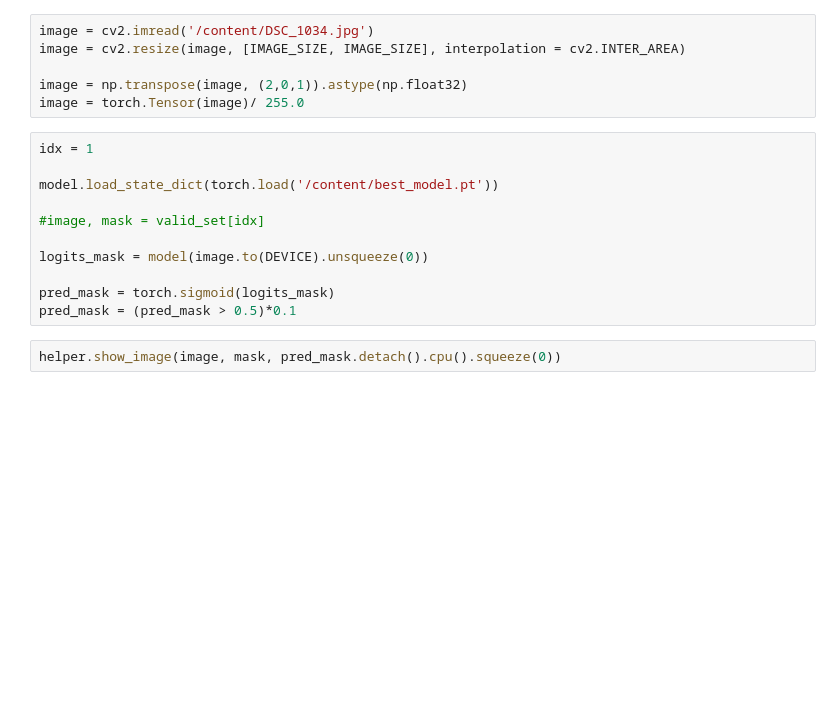
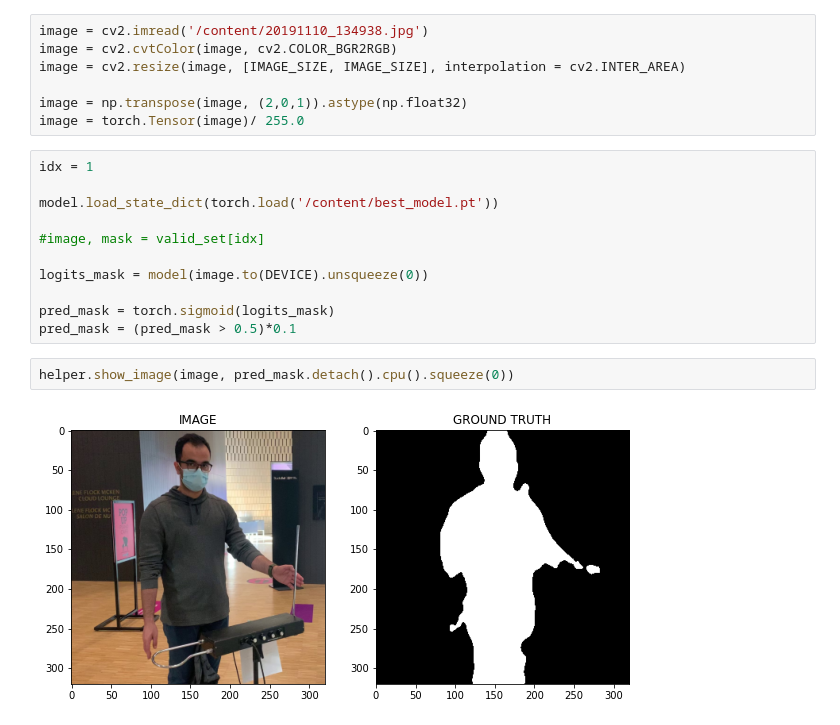
Before and after one commit to HoomanKhosravi/ImageSegmentation_Human_PyTourch_Unet, a Jupyter notebook: ImageSegmentation_Human_PyTourch_Unet.ipynb, the cells around one changed output. Cells and saved outputs as stored; diff of their text form; blank space fills up the shorter version.

```diff
--- a/ImageSegmentation_Human_PyTourch_Unet.ipynb
+++ b/ImageSegmentation_Human_PyTourch_Unet.ipynb
@@ -272,7 +266,8 @@ for i in range(EPOCHS):
 # %% [markdown]
 #Inference
 # %%
-image = cv2.imread('/content/DSC_1034.jpg')
+image = cv2.imread('/content/20191110_134938.jpg')
+image = cv2.cvtColor(image, cv2.COLOR_BGR2RGB)
 image = cv2.resize(image, [IMAGE_SIZE, IMAGE_SIZE], interpolation = cv2.INTER_AREA)
 
 image = np.transpose(image, (2,0,1)).astype(np.float32)
@@ -289,4 +284,6 @@ logits_mask = model(image.to(DEVICE).unsqueeze(0))
 pred_mask = torch.sigmoid(logits_mask)
 pred_mask = (pred_mask > 0.5)*0.1
 # %%
-helper.show_image(image, mask, pred_mask.detach().cpu().squeeze(0))
+helper.show_image(image, pred_mask.detach().cpu().squeeze(0))
+# %% [output]
+[figure, added]
```
Also changed, not shown: parts of 5 cells of this notebook.
